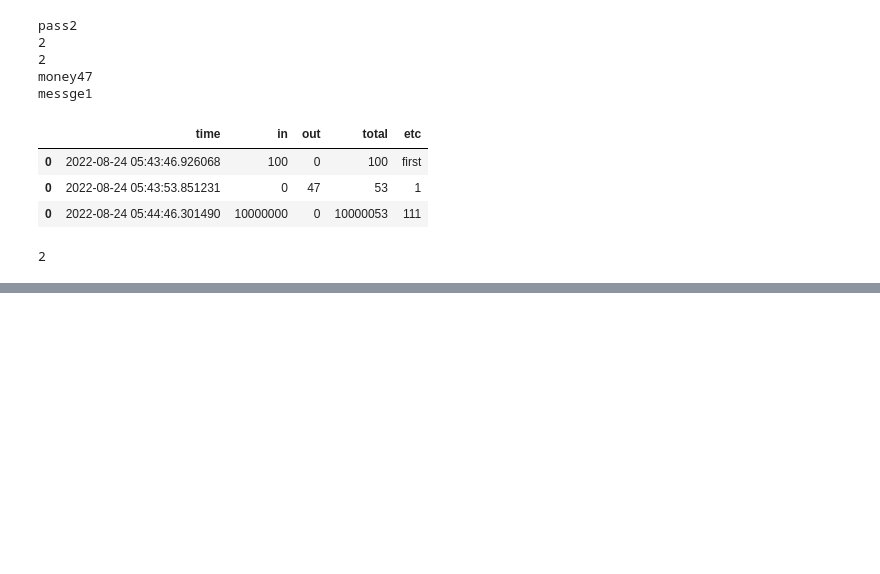
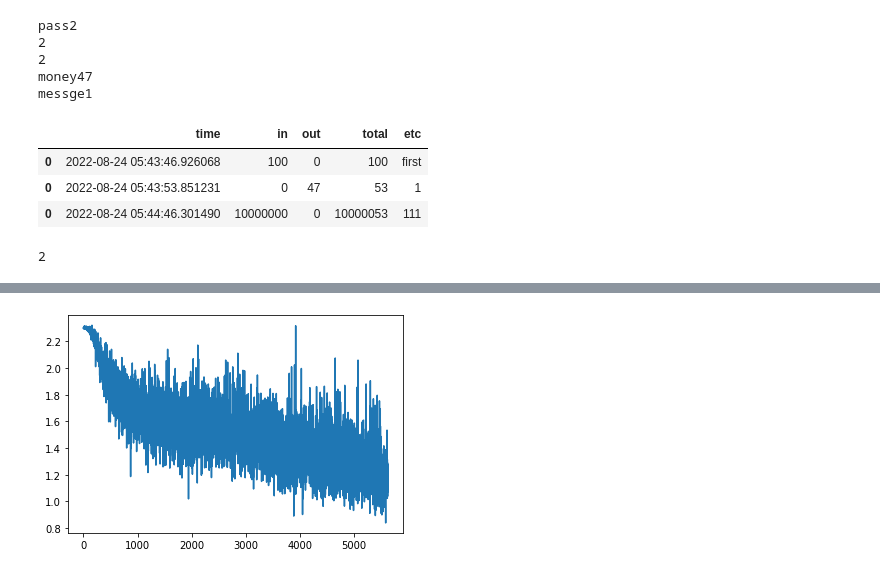
Before and after one commit to chi-hun/chi-hun, a Jupyter notebook: Untitled4.ipynb, the cells around one changed output, grey strips where cells are left out. Cells and saved outputs as stored; diff of their text form; code cells hidden in the pictures; blank space fills up the shorter version.

```diff
--- a/Untitled4.ipynb
+++ b/Untitled4.ipynb
@@ -1926,0 +2031,4 @@ a.pw
+# %%
+optimizer = tf.keras.optimizers.Adam()
+loss_object = tf.keras.losses.SparseCategoricalCrossentropy(from_logits=True)
+losses = []
@@ -1926,0 +2074,5 @@ a.pw
+# %%
+plt.plot(losses)
+plt.show()
+# %% [output]
+[figure, added]
```
Also changed, not shown: parts of 70 cells of this notebook.
